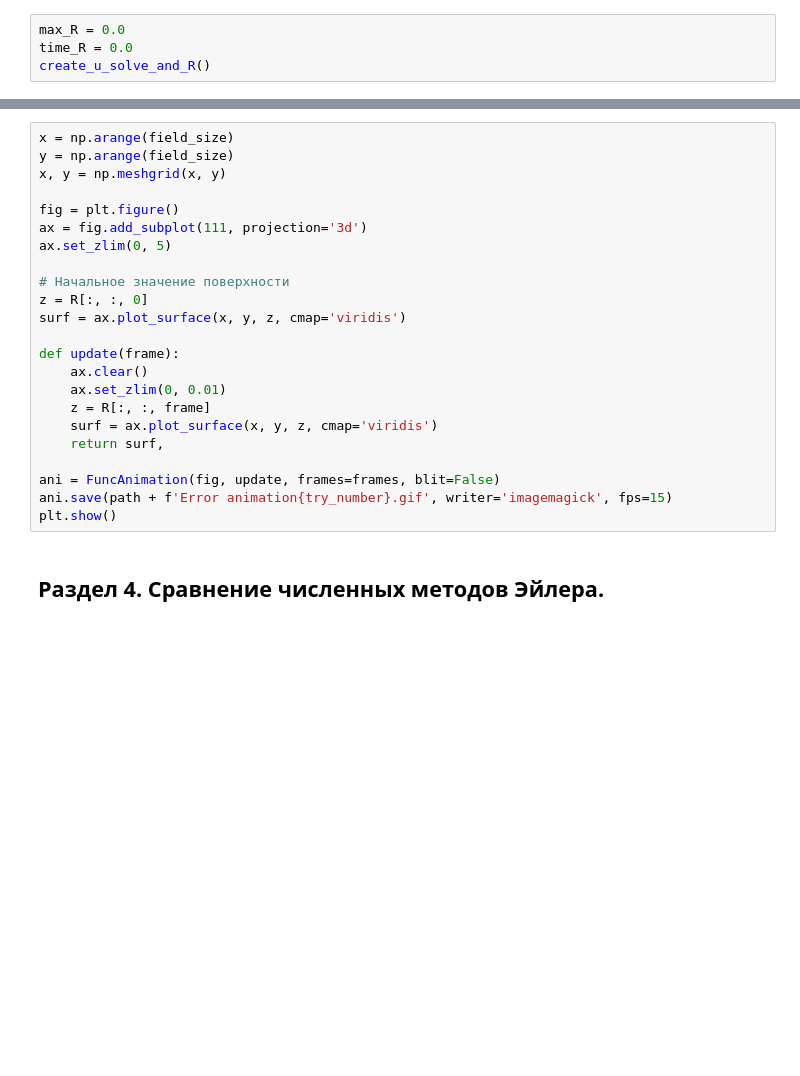
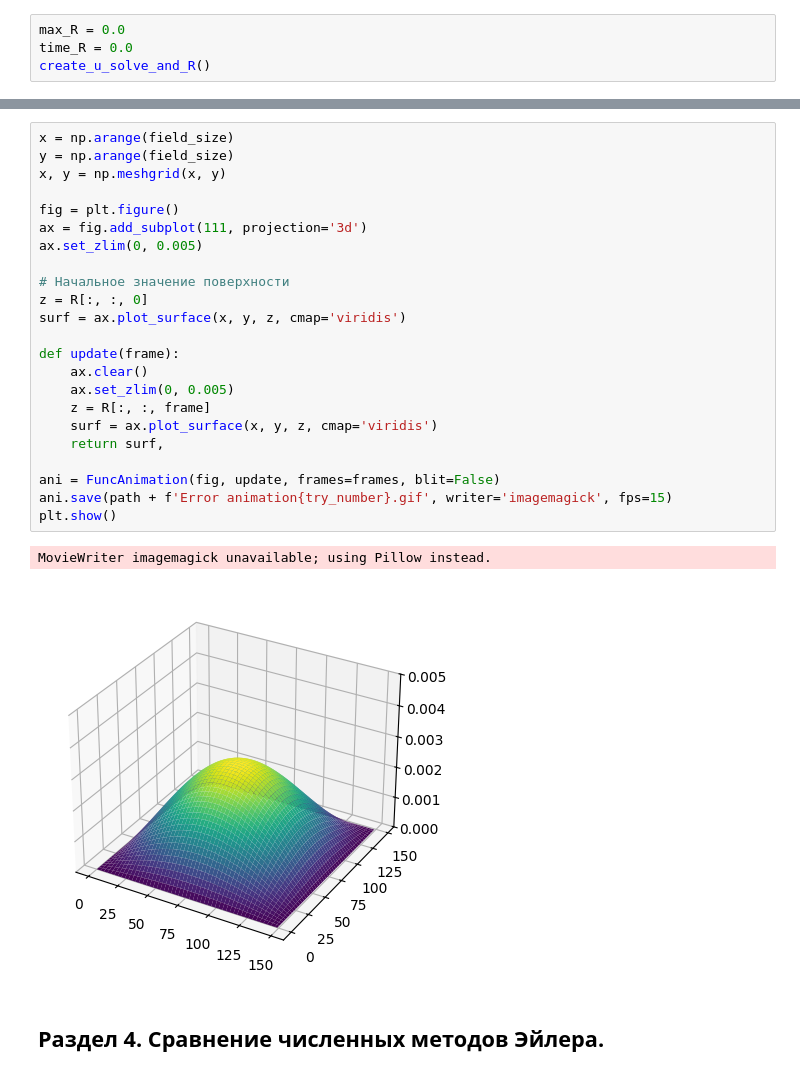
Before and after one commit to guyder0/num_methods-coursework, a Jupyter notebook: FinalCodeBackwardEuler.ipynb, the cells around one changed output, grey strips where cells are left out. Drawn from its saved outputs; the diff is of its cells as text; blank space fills up the shorter version.

```diff
--- a/FinalCodeBackwardEuler.ipynb
+++ b/FinalCodeBackwardEuler.ipynb
@@ -128,26 +142,29 @@ print(f'Максимальная погрешность равна {max_R} на
 # %%
 x = np.arange(field_size)
 y = np.arange(field_size)
 x, y = np.meshgrid(x, y)
 
 fig = plt.figure()
 ax = fig.add_subplot(111, projection='3d')
-ax.set_zlim(0, 5)
+ax.set_zlim(0, 0.005)
 
 # Начальное значение поверхности
 z = R[:, :, 0]
 surf = ax.plot_surface(x, y, z, cmap='viridis')
 
 def update(frame):
     ax.clear()
-    ax.set_zlim(0, 0.01)
+    ax.set_zlim(0, 0.005)
     z = R[:, :, frame]
     surf = ax.plot_surface(x, y, z, cmap='viridis')
     return surf,
 
 ani = FuncAnimation(fig, update, frames=frames, blit=False)
 ani.save(path + f'Error animation{try_number}.gif', writer='imagemagick', fps=15)
 plt.show()
+# %% [output]
+MovieWriter imagemagick unavailable; using Pillow instead.
+[figure, added]
 # %% [markdown]
 ## Раздел 4. Сравнение численных методов Эйлера.
 # %% [markdown]
```
Also changed, not shown: parts of 7 cells of this notebook, 7 other files.
